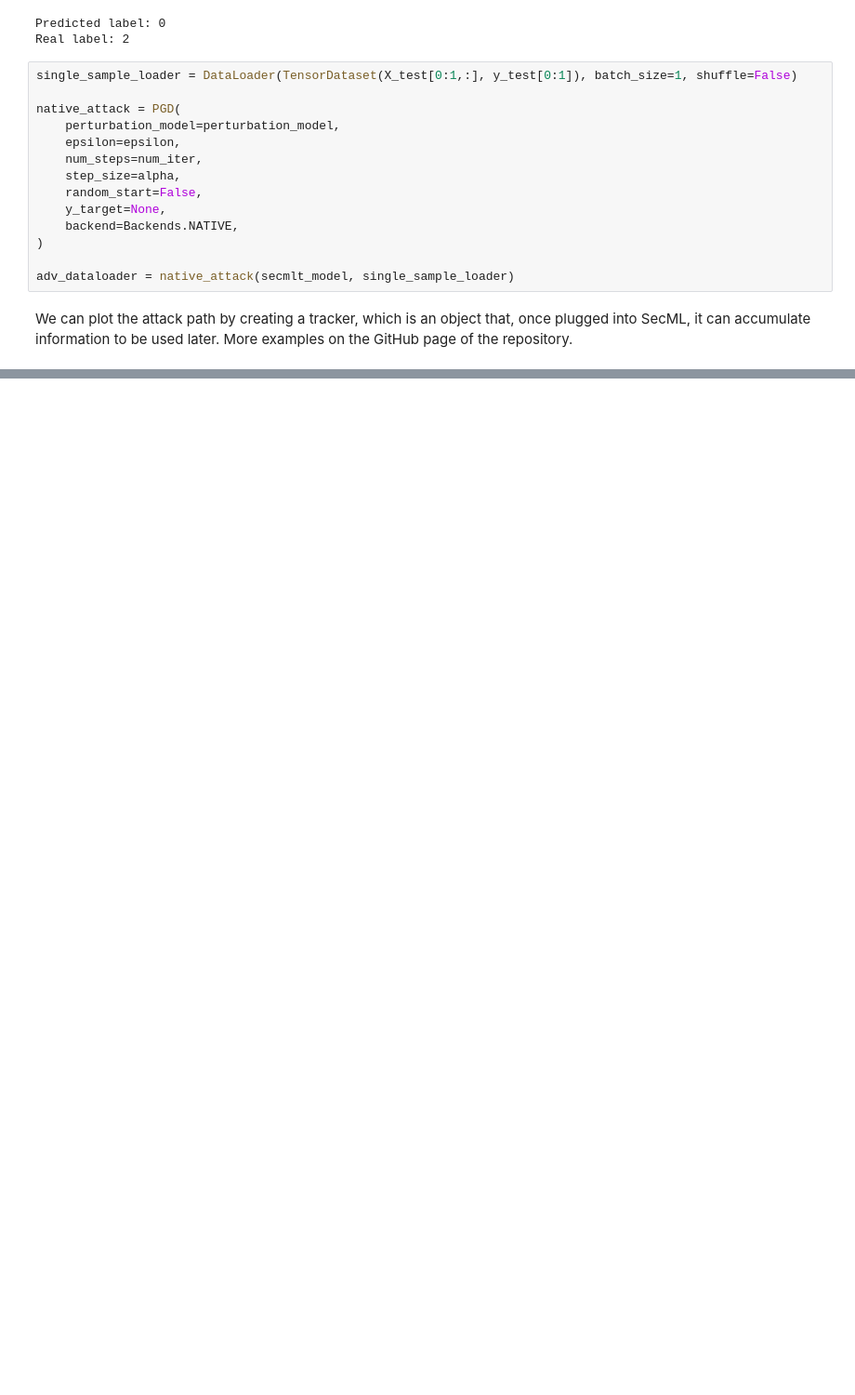
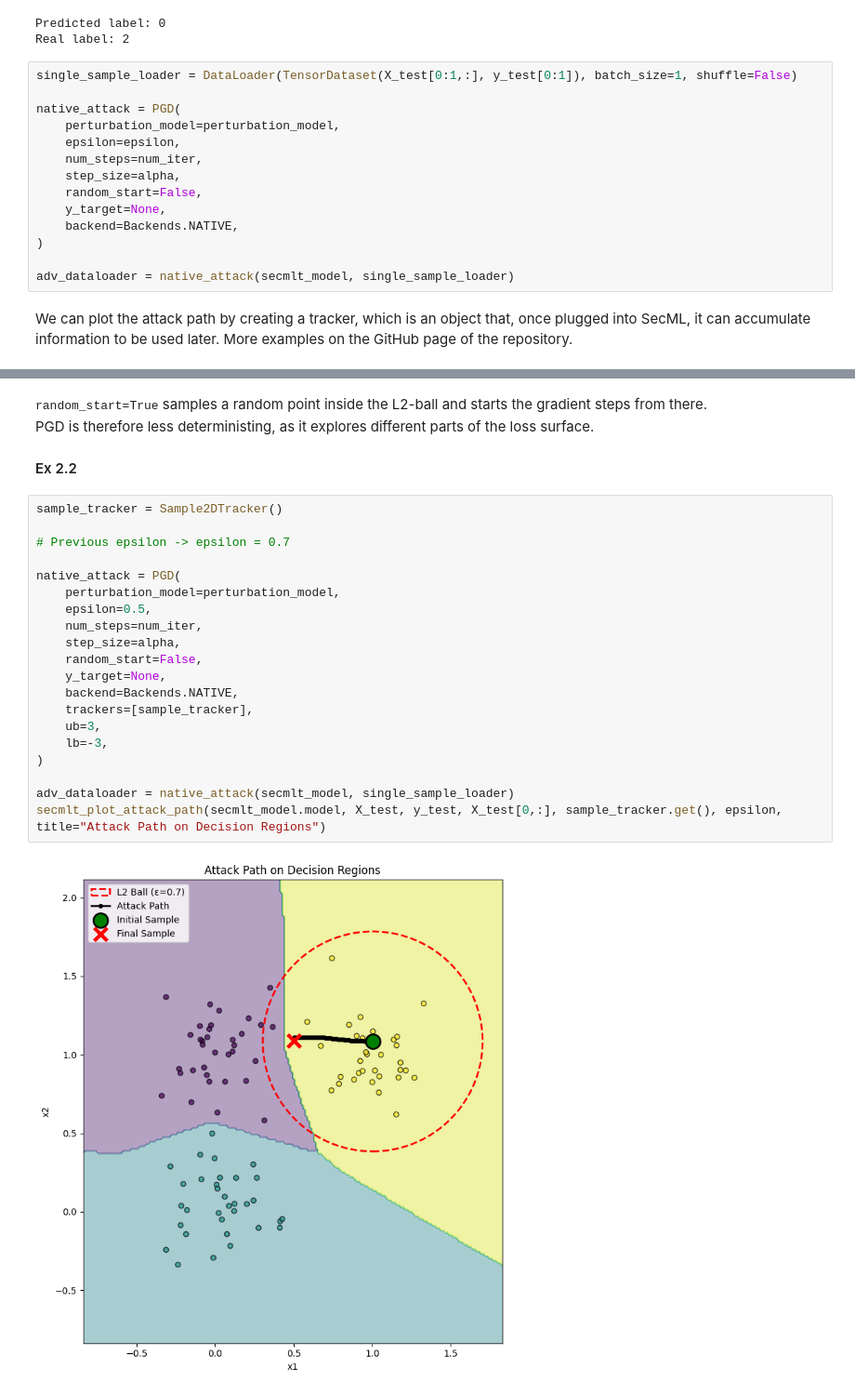
Before and after one commit to girofex/Trustworthy-AI-laboratories, a Jupyter notebook: Lab 01 - Evasion attacks.ipynb, the cells around one changed output, grey strips where cells are left out. Shown at 93% size. Cells and saved outputs as stored; diff of their text form; blank space fills up the shorter version.

```diff
--- a/Lab 01 - Evasion attacks.ipynb
+++ b/Lab 01 - Evasion attacks.ipynb
@@ -509,0 +556,27 @@ secmlt_plot_attack_path(secmlt_model.model, X_test, y_test, X_test[0,:], sample_
+# %% [markdown]
+<tt>random_start=True</tt> samples a random point inside the L2-ball and starts the gradient steps from there.<br>
+PGD is therefore less deterministing, as it explores different parts of the loss surface.
+
+#### Ex 2.2
+# %%
+sample_tracker = Sample2DTracker()
+
+# Previous epsilon -> epsilon = 0.7
+
+native_attack = PGD(
+    perturbation_model=perturbation_model,
+    epsilon=0.5,
+    num_steps=num_iter,
+    step_size=alpha,
+    random_start=False,
+    y_target=None,
+    backend=Backends.NATIVE,
+    trackers=[sample_tracker],
+    ub=3,
+    lb=-3,
+)
+
+adv_dataloader = native_attack(secmlt_model, single_sample_loader)
+secmlt_plot_attack_path(secmlt_model.model, X_test, y_test, X_test[0,:], sample_tracker.get(), epsilon, title="Attack Path on Decision Regions")
+# %% [output]
+[figure, added]
```
Also changed, not shown: parts of 18 cells of this notebook.
